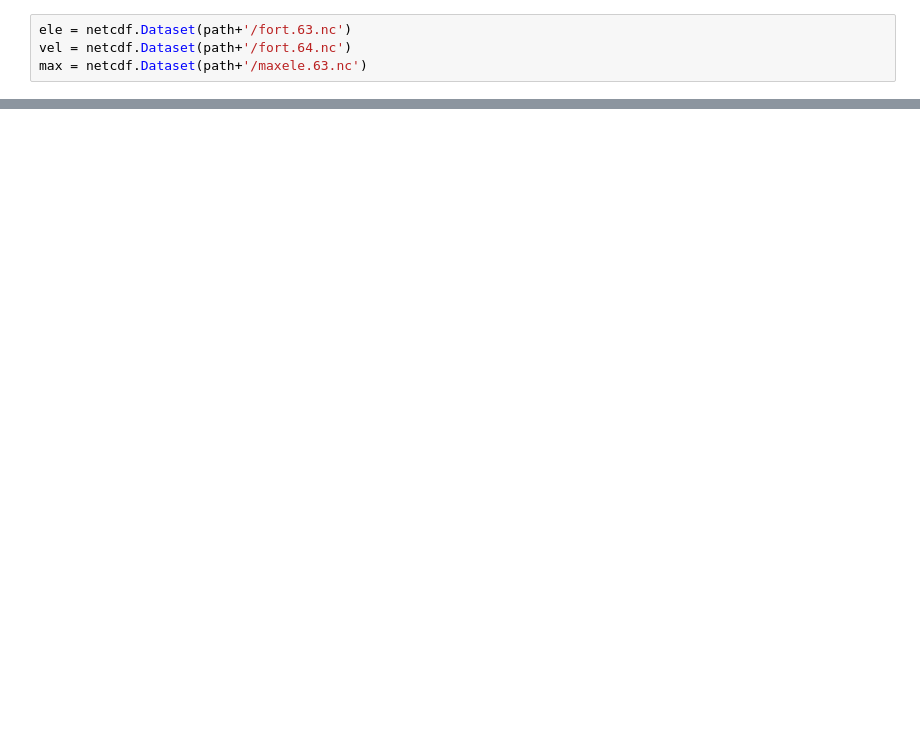
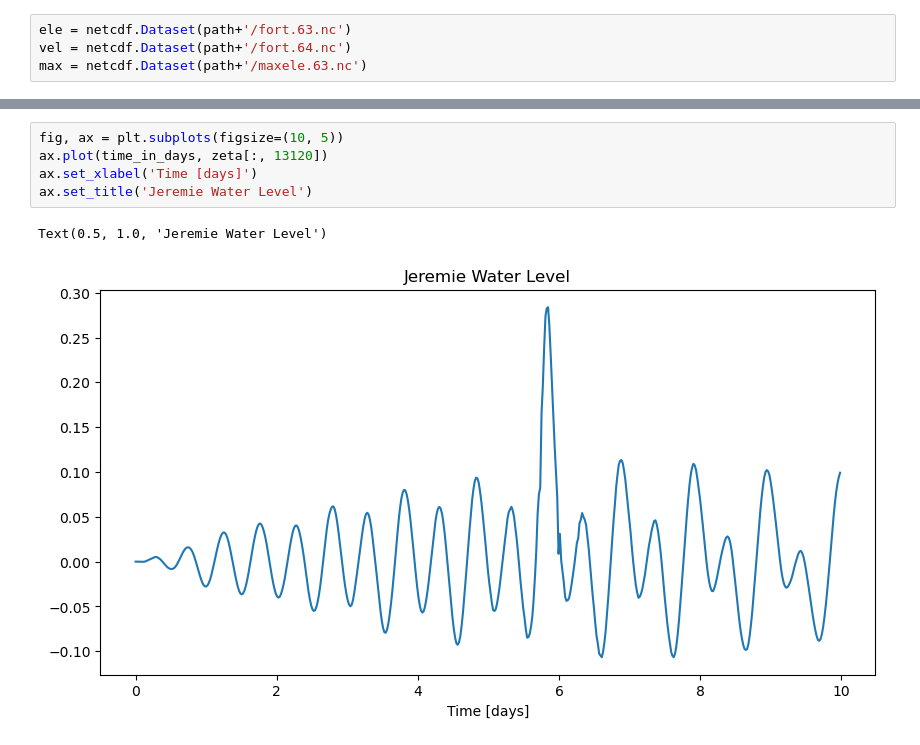
Before and after one commit to aesgeorges/LaGonaveFM, a Jupyter notebook: analysis/quickplot.ipynb, the cells around one changed output, grey strips where cells are left out. Cells and saved outputs as stored; diff of their text form; blank space fills up the shorter version.

```diff
--- a/analysis/quickplot.ipynb
+++ b/analysis/quickplot.ipynb
@@ -34,0 +58,8 @@ plot_nc(max, 'zeta_max', levels=np.arange(0, 2, 0.025), background_map=True, cba
+# %%
+fig, ax = plt.subplots(figsize=(10, 5))
+ax.plot(time_in_days, zeta[:, 13120])
+ax.set_xlabel('Time [days]')
+ax.set_title('Jeremie Water Level')
+# %% [output]
+Text(0.5, 1.0, 'Jeremie Water Level')
+[figure, added]
```
Also changed, not shown: parts of 9 cells of this notebook, 1 other file.
